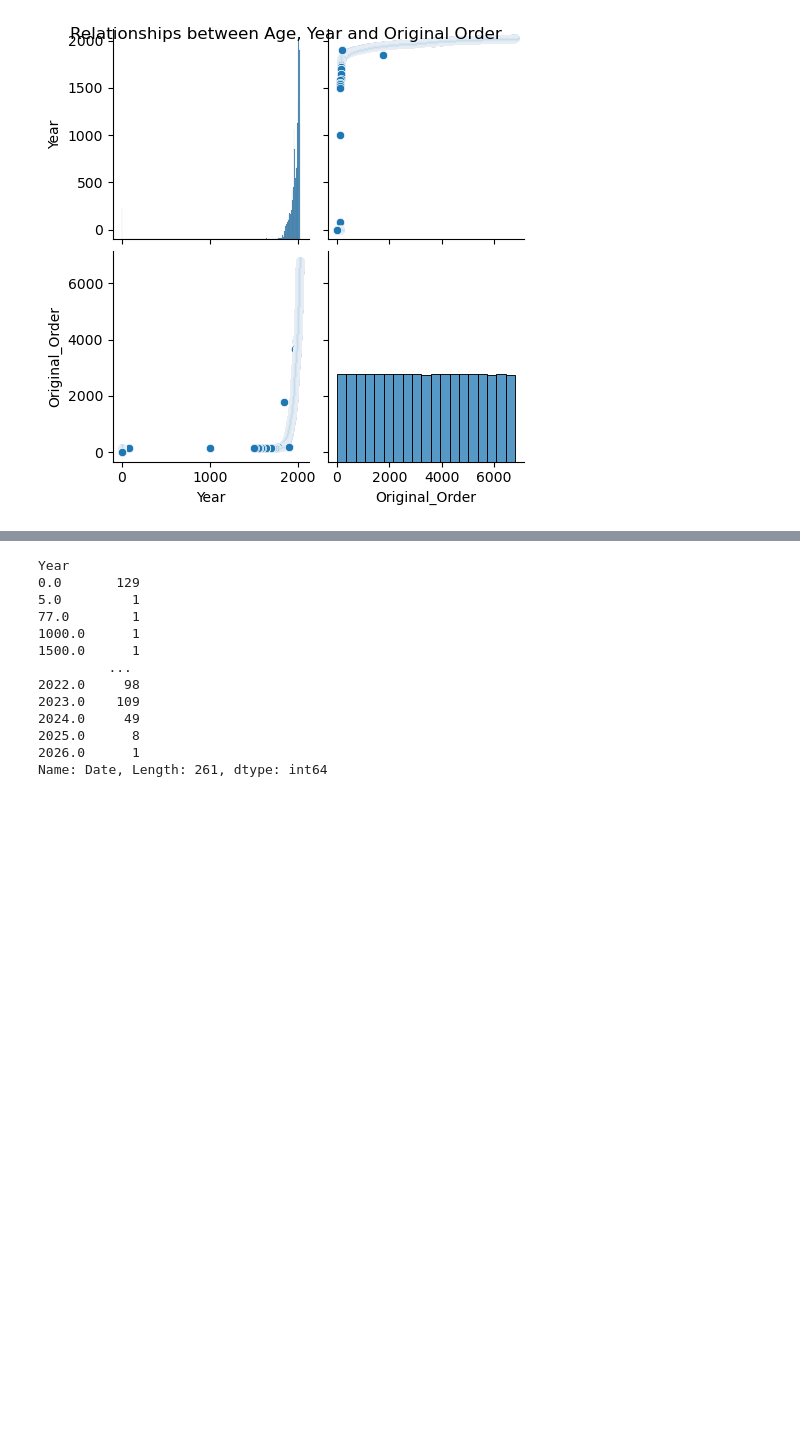
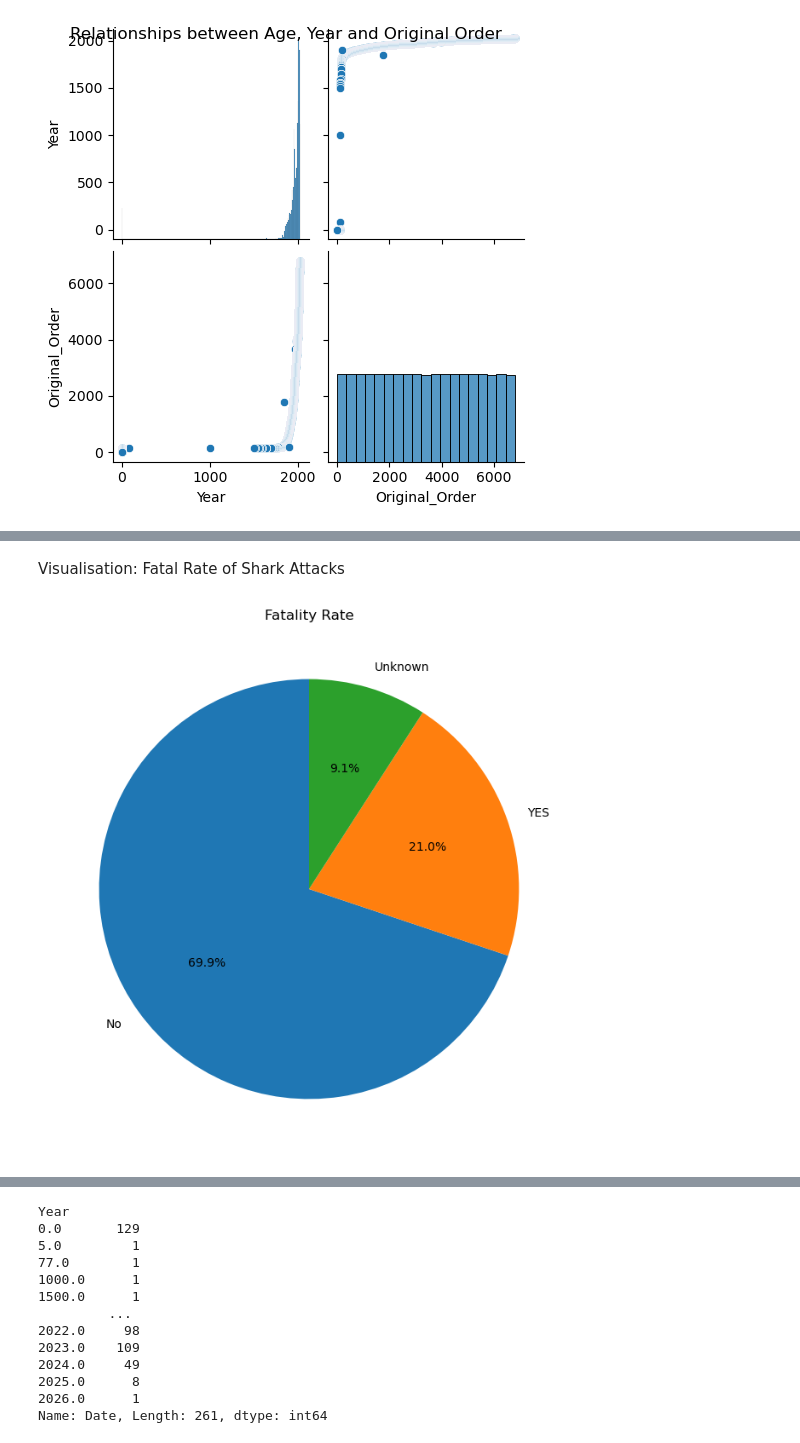
Before and after one commit to SheryllD/shark_attacks_project, a Jupyter notebook: Shark_Tale_Main.ipynb, the cells around one changed output, grey strips where cells are left out. Drawn from its saved outputs; the diff is of its cells as text; code cells hidden in the pictures; blank space fills up the shorter version.

```diff
--- a/Shark_Tale_Main.ipynb
+++ b/Shark_Tale_Main.ipynb
@@ -697,20 +951,28 @@ Text(0.5, 0.98, 'Relationships between Age, Year and Original Order')
+# %%
+df["Fatal"] = df["Fatal"].fillna("Unknown").str.strip().astype(str)
 # %%
 # Data Cleaning for The Column Fatal
 df["Fatal"] = df["Fatal"].fillna("Unknown")
+df["Fatal"] = df["Fatal"].str.strip()
+df["Fatal"].value_counts(dropna=False)
 df["Fatal"] = df["Fatal"].astype(str)
 df["Fatal"] = df["Fatal"].replace({
     "Nan": "Unknown",
-    " N": "N",
+    " N": "NO",
     "UNKNOWN": "Unknown",
     "F": "Unknown",\
-    "M": "N",
-    "n": "N",
-    "Nq": "N",
-     2017: "Unknown",
-     "Y x 2": "Y",
-     "y": "Y",
-     "N   ": "N",
+    "M": "NO",
+    "n": "NO",
+    "N": "NO",
+    "Nq": "NO",
+    "Y": "YES",
+    2017: "Unknown",
+    "2017 ": "Unknown",
+     "Y x 2": "Yes",
+     "y": "Yes",
+     "N   ": "NO",
 })
 #df["Fatal"] = df["Fatal"]
 #df["Fatal"] = df["Fatal"]
 #df["Fatal"] = df["Fatal"]
+df["Fatal"].unique()
@@ -720,0 +990,14 @@ df['Fatal'].value_counts(dropna=False)
+# %% [markdown]
+Visualisation: Fatal Rate of Shark Attacks
+# %%
+# Plot Pie Chart Column and COunt of Occurrences
+
+# Grouping by Fatal Column and Count Occurrences
+fatal_counts = df["Fatal"].value_counts()
+
+plt.figure(figsize=(8, 8))
+plt.pie(fatal_counts, labels=fatal_counts.index, autopct="%1.1f%%", startangle=90)
+plt.title("Fatality Rate")
+plt.show()
+# %% [output]
+[figure, added]
```
Also changed, not shown: parts of 27 cells of this notebook.
